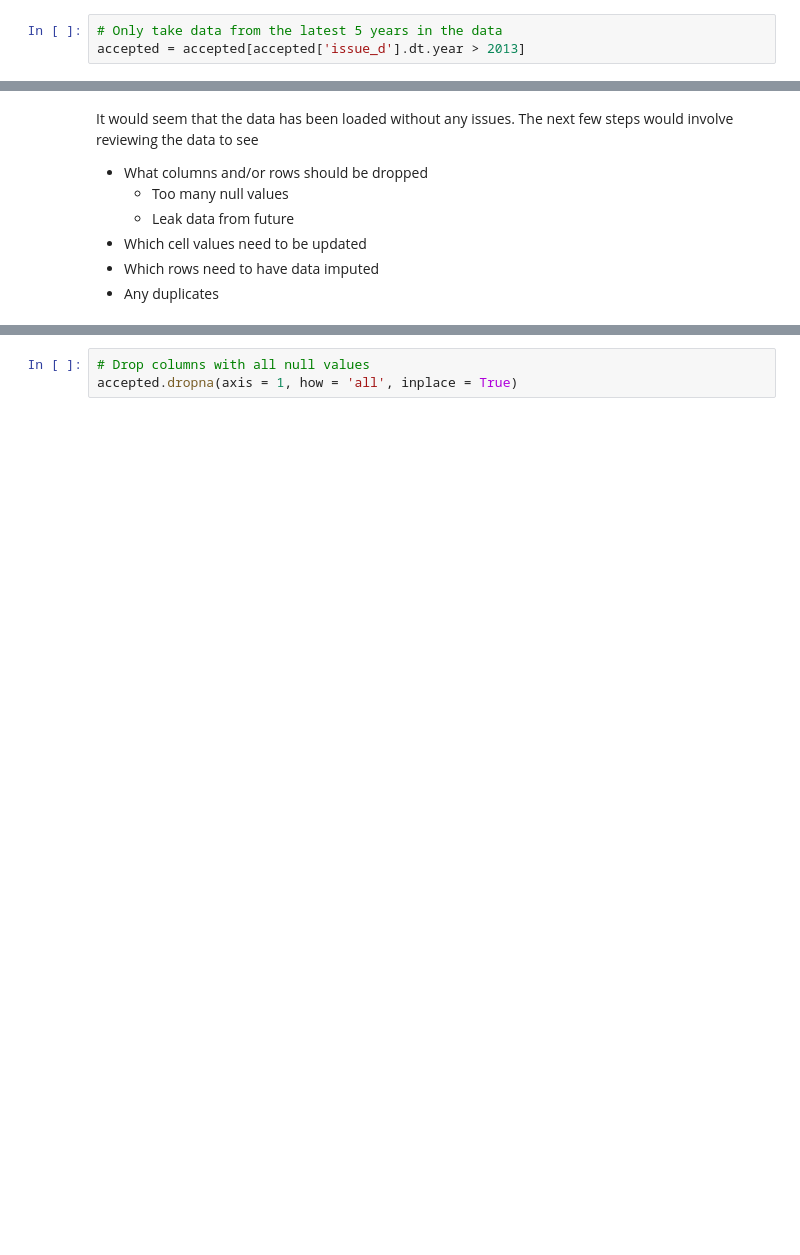
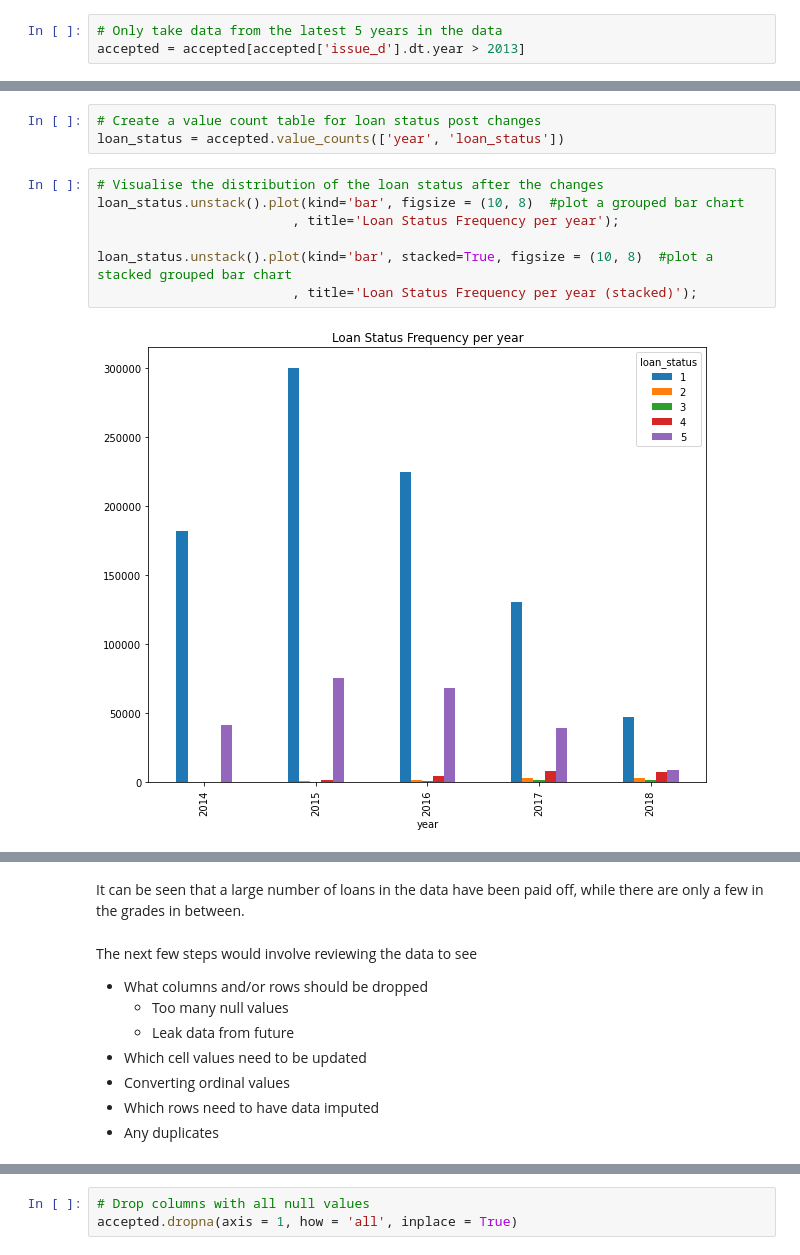
Before and after one commit to garethrloh/ga-dsi-capstone, a Jupyter notebook: notebooks/01_data_wrangling.ipynb, the cells around one changed output, grey strips where cells are left out. Saved outputs shown, nothing was run; the diff lists cells and outputs as text; blank space fills up the shorter version.

```diff
--- a/notebooks/01_data_wrangling.ipynb
+++ b/notebooks/01_data_wrangling.ipynb
@@ -92,0 +292,12 @@ accepted.shape
+# %%
+# Create a value count table for loan status post changes
+loan_status = accepted.value_counts(['year', 'loan_status'])
+# %%
+# Visualise the distribution of the loan status after the changes
+loan_status.unstack().plot(kind='bar', figsize = (10, 8)  #plot a grouped bar chart
+                         , title='Loan Status Frequency per year');
+
+loan_status.unstack().plot(kind='bar', stacked=True, figsize = (10, 8)  #plot a stacked grouped bar chart
+                         , title='Loan Status Frequency per year (stacked)');
+# %% [output]
+[figure, added]
@@ -93,9 +305,12 @@ accepted.shape
+# %% [markdown]
+It can be seen that a large number of loans in the data have been paid off, while there are only a few in the grades in between.
 # %% [markdown]
-It would seem that the data has been loaded without any issues. The next few steps would involve reviewing the data to see
+The next few steps would involve reviewing the data to see
 * What columns and/or rows should be dropped
     * Too many null values
     * Leak data from future
 * Which cell values need to be updated
+* Converting ordinal values
 * Which rows need to have data imputed
 * Any duplicates
 # %% [markdown]
```
Also changed, not shown: parts of 149 cells of this notebook, 3 other files.
